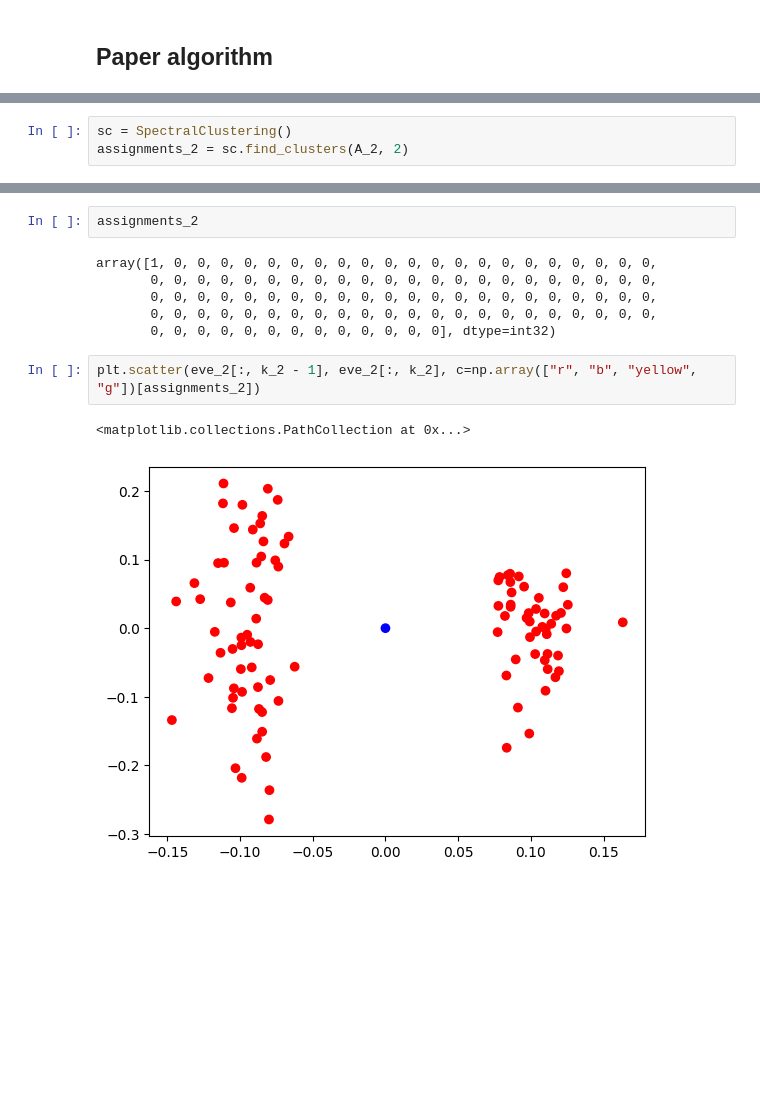
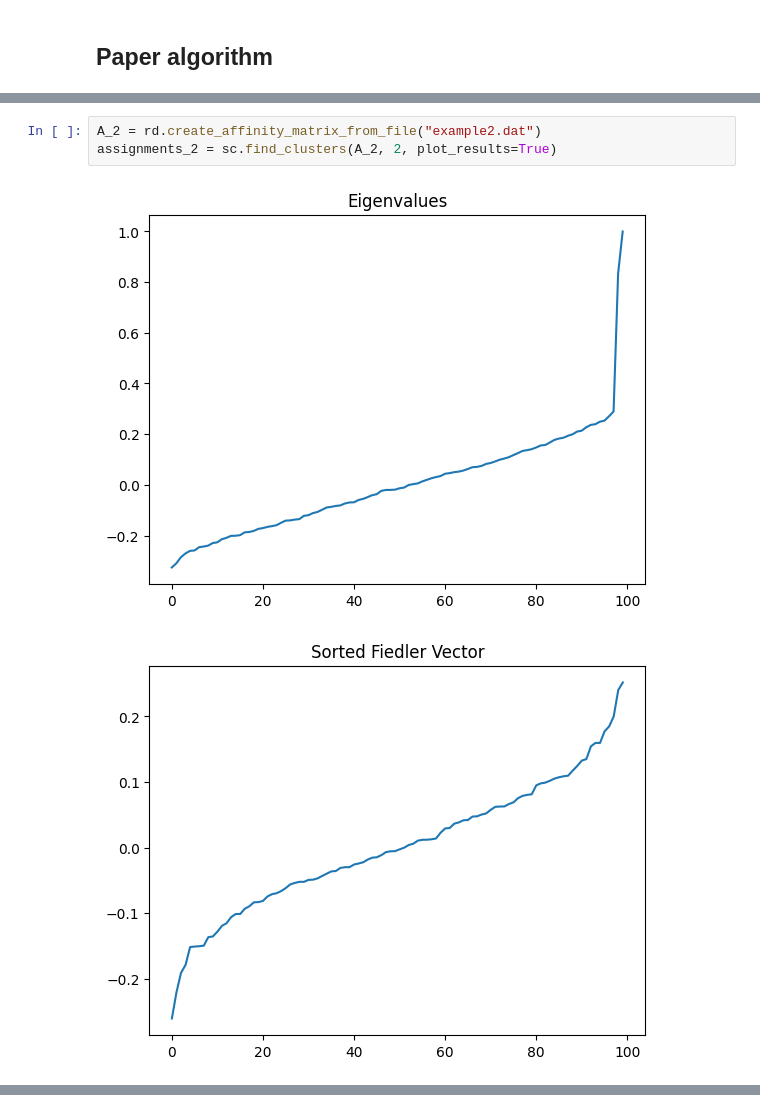
Before and after one commit to will-berg/data-mining, a Jupyter notebook: assignment-4/DM_HW_4.ipynb, the cells around one changed output, grey strips where cells are left out. Cells and saved outputs as stored; diff of their text form; blank space fills up the shorter version.

```diff
--- a/assignment-4/DM_HW_4.ipynb
+++ b/assignment-4/DM_HW_4.ipynb
@@ -120,3 +127,6 @@ class SpectralClustering:
 # %%
-sc = SpectralClustering()
-assignments_2 = sc.find_clusters(A_2, 2)
+A_2 = rd.create_affinity_matrix_from_file("example2.dat")
+assignments_2 = sc.find_clusters(A_2, 2, plot_results=True)
+# %% [output]
+[figure, added]
+[figure, added]
@@ -123,13 +134,0 @@ assignments_2 = sc.find_clusters(A_2, 2)
-# %%
-assignments_2
-# %% [output]
-array([1, 0, 0, 0, 0, 0, 0, 0, 0, 0, 0, 0, 0, 0, 0, 0, 0, 0, 0, 0, 0, 0,
-       0, 0, 0, 0, 0, 0, 0, 0, 0, 0, 0, 0, 0, 0, 0, 0, 0, 0, 0, 0, 0, 0,
-       0, 0, 0, 0, 0, 0, 0, 0, 0, 0, 0, 0, 0, 0, 0, 0, 0, 0, 0, 0, 0, 0,
-       0, 0, 0, 0, 0, 0, 0, 0, 0, 0, 0, 0, 0, 0, 0, 0, 0, 0, 0, 0, 0, 0,
-       0, 0, 0, 0, 0, 0, 0, 0, 0, 0, 0, 0, 0], dtype=int32)
-# %%
-plt.scatter(eve_2[:, k_2 - 1], eve_2[:, k_2], c=np.array(["r", "b", "yellow", "g"])[assignments_2])
-# %% [output]
-<matplotlib.collections.PathCollection at 0x...>
-[figure, removed]
```
Also changed, not shown: parts of 17 cells of this notebook, 12 other files.
